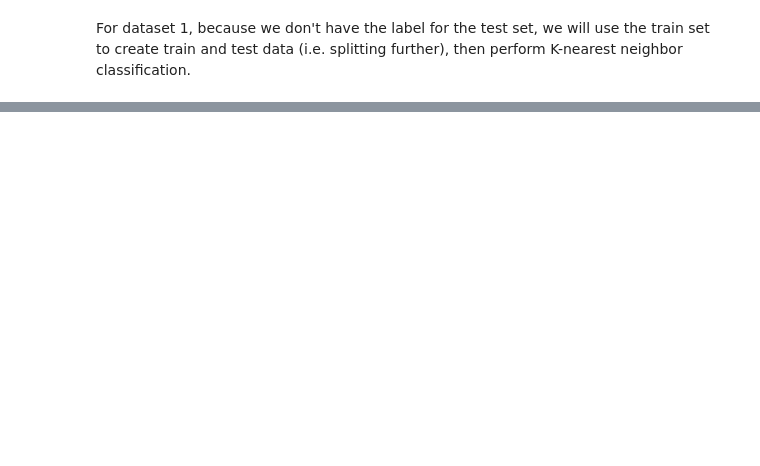
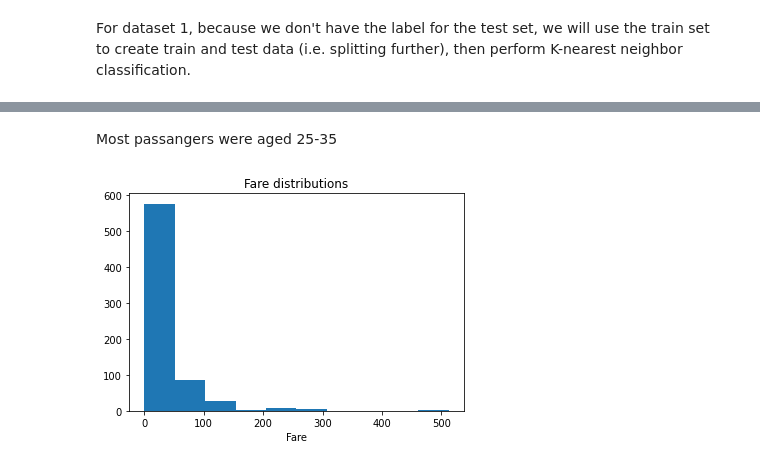
Before and after one commit to Anne120/KNN_and_Naive_Bayes_Classifier, a Jupyter notebook: K_Nearest_Neighbours.ipynb, the cells around one changed output, grey strips where cells are left out. Saved outputs shown, nothing was run; the diff lists cells and outputs as text; code cells hidden in the pictures; blank space fills up the shorter version.

```diff
--- a/K_Nearest_Neighbours.ipynb
+++ b/K_Nearest_Neighbours.ipynb
@@ -49,0 +216,9 @@ data.head()
+# %% [markdown]
+Most passangers were aged 25-35
+# %%
+plt.hist(train['Fare'], bins=10)
+plt.title('Fare distributions')
+plt.xlabel('Fare')
+plt.show()
+# %% [output]
+[figure, added]
```
Also changed, not shown: parts of 45 cells of this notebook.
